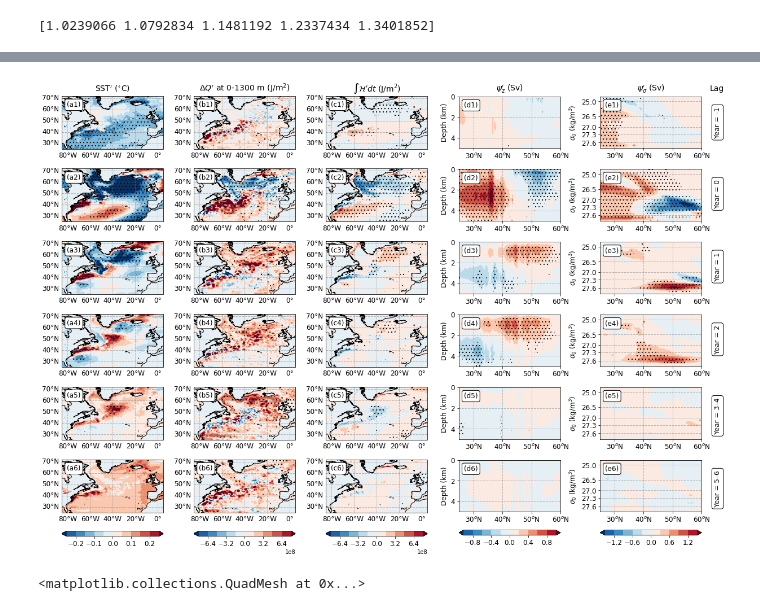
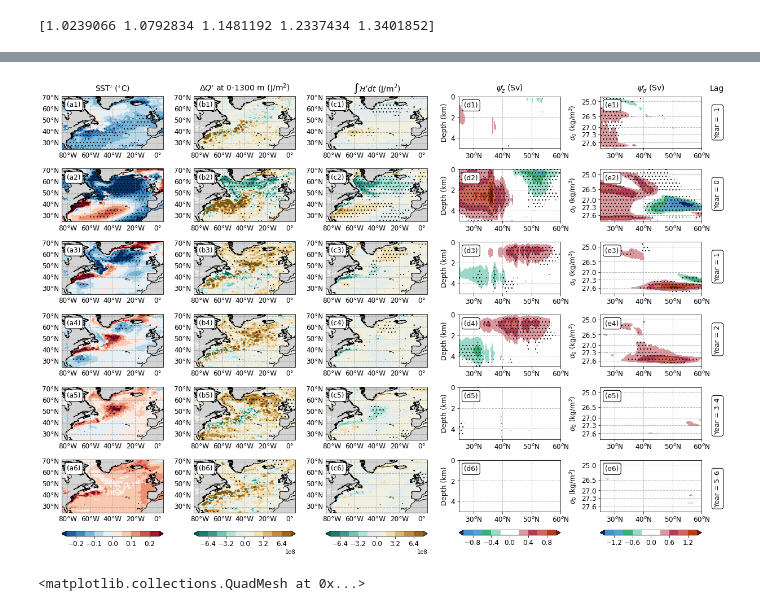
Before and after one commit to hmkhatri/AMOC_Variability_DePreSys_MET, a Jupyter notebook: Notebooks/Plots_Paper_NAO_Heat_Content_Variability/Plots_snapshots_NAO.ipynb, the cells around one changed output, grey strips where cells are left out. Drawn from its saved outputs; the diff is of its cells as text; code cells hidden in the pictures.

```diff
--- a/Notebooks/Plots_Paper_NAO_Heat_Content_Variability/Plots_snapshots_NAO.ipynb
+++ b/Notebooks/Plots_Paper_NAO_Heat_Content_Variability/Plots_snapshots_NAO.ipynb
@@ -57,7 +58,7 @@ def plot_sec(ax, da, da_std = None, hatching = False, hatch_dense = 2, cfd_per =
     if(x_lab==False):
         gl.xlocator = mticker.FixedLocator([])
 
-    ax.add_feature(cfeature.LAND) #facecolor='black')
+    ax.add_feature(cfeature.LAND, facecolor='lightgrey')
     ax.add_feature(cfeature.COASTLINE)
     ax.set_aspect(1.0)
 
@@ -116,9 +117,9 @@ ds_NAOn = []
 
 ppdir = "/gws/nopw/j04/snapdragon/hkhatri/Data_Composite/NAO_hpa/"
 
-var_list = ['mlotst', 'tos', 'tauu', 'hfds', 'Heat_Budget_new']
+var_list = ['tos']
 
-case_list = ['NAOp', 'NAOn']
+case_list = ['NAOp']
 
 for case in case_list:
 
@@ -132,10 +133,10 @@ for case in case_list:
             ds_NAOn.append(d)
 
 ds_NAOp = xr.merge(ds_NAOp)
-ds_NAOn = xr.merge(ds_NAOn)
+#ds_NAOn = xr.merge(ds_NAOn)
 
-ds_NAOp = ds_NAOp.mean('comp')
-ds_NAOn = ds_NAOn.mean('comp')
+#ds_NAOp = ds_NAOp.mean('comp')
+#ds_NAOn = ds_NAOn.mean('comp')
 
 print(ds_NAOp)
 # %% [output]
@@ -175,12 +166,14 @@ var_list = ['hfds', 'tos', 'mlotst'] #, 'tauu']
 name = [r'${\tau_x}^{\prime}$ (N/m$^2$)', r'${\mathcal{H}}^{\prime}$ (W/m$^2$)', r'SST$^{\prime}$ ($^{\circ}$C)' , 'MLD$^{\prime}$ (m)']
 val = [0.15, 50., 0.5, 200.]
 
+col_map = [cmaps.MPL_BrBG_r, cmaps.MPL_RdBu_r, cmaps.MPL_RdBu_r, cmaps.MPL_PuOr_r]
+
 lat_lon_ext = [-85., 5., 25., 72.]
 
 case_list = ['NAOp', 'NAOn']
 tim_ind =4
 
-cfd_per = 2.617 # z-val for confidence interval
+cfd_per = 1.98 # z-val for confidence interval
                 # (1.289 for 80%, 1.658 for 90%, 1.98 for 95%, 2.617 for 99% for deg. freddom = 120)
 hatch_dense = 2
 
@@ -197,6 +190,7 @@ for case in case_list:
         titl = str(name[count])
 
         d = xr.open_dataset(data_dir + "Bootstrap_" + case + "_" + var + ".nc")
+        d = d.where(ds_NAOp['tos'].isel(comp=0, time=0)< 100.)
         tmp = d[var]
 
         # get seasonl mean for the relavant data
@@ -209,7 +203,7 @@ for case in case_list:
 
         p = plot_sec(ax, tmp, da_std = d, hatching = True, cfd_per = cfd_per, hatch_dense = hatch_dense,
                      vmin=-val[count], vmax=val[count],  lat_lon_ext = lat_lon_ext, levels = 11,
-                     lon='longitude', lat='latitude', cmap='RdBu_r', title=titl, orien='horizontal')
+                     lon='longitude', lat='latitude', cmap=col_map[count], title=titl, orien='horizontal')
 
         count = count + 1
 
@@ -225,7 +219,7 @@ for case in case_list:
 
     p = plot_sec(ax, tmp, da_std = d, hatching = True, cfd_per = cfd_per, hatch_dense = hatch_dense,
                  vmin=-val[0], vmax=val[0],  lat_lon_ext = lat_lon_ext, levels = 11,
-                 lon='lon', lat='lat', cmap='RdBu_r', title=titl, orien='horizontal')
+                 lon='lon', lat='lat', cmap=col_map[0], title=titl, orien='horizontal')
 
 # plot NAO timeseries
 for i in range(0,2):
@@ -289,6 +283,6 @@ for i in range(0,2):
     offset=.05
     plt.gca().set_position([bbox.x0 , bbox.y0 + offset*0.5, bbox.x1-bbox.x0 - offset*0.0, bbox.y1 - bbox.y0 - offset])
 
-fig.savefig('/home/users/hkhatri/Plots/Figures_GRL_2022/Figure1.png', dpi=300,bbox_inches='tight');
-fig.savefig('/home/users/hkhatri/Plots/Figures_GRL_2022/Figure1.pdf', dpi=300,bbox_inches='tight');
+#fig.savefig('/home/users/hkhatri/Plots/Figures_GRL_2022/Figure1.png', dpi=300,bbox_inches='tight');
+#fig.savefig('/home/users/hkhatri/Plots/Figures_GRL_2022/Figure1.pdf', dpi=300,bbox_inches='tight');
 # %% [output]
@@ -651,6 +361,8 @@ cfd_per = 1.289 # z-val for confidence interval
                 # (1.289 for 80%, 1.658 for 90%, 1.98 for 95%, 2.617 for 99% for deg. freddom = 120)
 hatch_dense = 2
 
+col_map = [cmaps.MPL_RdBu_r, cmaps.NEO_div_vegetation_c_r, cmaps.precip4_diff_19lev_r]
+
 grid1 = plt.GridSpec(6, 5, wspace=0.3, hspace=0.1)
 fig = plt.figure(figsize=[20,14])
 
@@ -660,6 +372,7 @@ name = [r'$\Delta Q^{\prime}$ at 0-1300 m (J/m$^2$)', r'$\int {\mathcal{H}}^{\pr
 
 
 d = xr.open_dataset(data_dir + "Bootstrap_NAOp_tos_annual.nc")
+d = d.where(ds_NAOp['tos'].isel(comp=0, time=0)< 100.) # mask land
 
 for i in range(0,6):
 
@@ -681,7 +394,7 @@ for i in range(0,6):
 
     ax = fig.add_subplot(grid1[i, 0], projection=ccrs.PlateCarree(),facecolor='grey')
     p = plot_sec(ax, tmp, da_std = d_std, hatching = True, cfd_per = cfd_per, hatch_dense = hatch_dense, vmin=-0.25, vmax=0.25,
-                 lat_lon_ext = lat_lon_ext, levels = 11, lon='longitude', lat='latitude', cmap='RdBu_r',
+                 lat_lon_ext = lat_lon_ext, levels = 11, lon='longitude', lat='latitude', cmap=col_map[0],
                  title=titl, orien='horizontal', colorbar=False, y_lab = True, x_lab = True)
 
     props = dict(boxstyle='round', facecolor='white')
@@ -696,6 +409,7 @@ cb = fig.colorbar(p, cax=axins, extend='both', orientation="horizontal")
 cb.ax.tick_params(labelsize=12)
 
 d = xr.open_dataset(data_dir + "Bootstrap_NAOp_Heat_Budget_new_annual.nc")
+d = d.where(ds_NAOp['tos'].isel(comp=0, time=0)< 100.) # mask land
 
 for i in range(0,6):
 
@@ -717,7 +431,7 @@ for i in range(0,6):
 
     ax = fig.add_subplot(grid1[i, 1], projection=ccrs.PlateCarree(),facecolor='grey')
     p = plot_sec(ax, tmp, da_std = d_std, hatching = True, cfd_per = cfd_per, hatch_dense = hatch_dense, vmin=-800.e6, vmax=800.e6,
-                 lat_lon_ext = lat_lon_ext, levels = 11, lon='longitude', lat='latitude', cmap='RdBu_r',
+                 lat_lon_ext = lat_lon_ext, levels = 11, lon='longitude', lat='latitude', cmap=col_map[1],
                  title=titl, orien='horizontal', colorbar=False, y_lab = True, x_lab = True)
 
     props = dict(boxstyle='round', facecolor='white')
@@ -733,6 +447,7 @@ cb.ax.tick_params(labelsize=12)
 
 
 d = xr.open_dataset(data_dir + "Bootstrap_NAOp_hfds_annual.nc")
+d = d.where(ds_NAOp['tos'].isel(comp=0, time=0)< 100.) # mask land
 
 for i in range(0,6):
 
@@ -754,7 +469,7 @@ for i in range(0,6):
 
     ax = fig.add_subplot(grid1[i, 2], projection=ccrs.PlateCarree(),facecolor='grey')
     p = plot_sec(ax, tmp, da_std = d_std, hatching = True, cfd_per = cfd_per, hatch_dense = hatch_dense, vmin=-800.e6, vmax=800.e6,
-                 lat_lon_ext = lat_lon_ext, levels = 11, lon='longitude', lat='latitude', cmap='RdBu_r',
+                 lat_lon_ext = lat_lon_ext, levels = 11, lon='longitude', lat='latitude', cmap=col_map[1],
                  title=titl, orien='horizontal', colorbar=False, y_lab = True, x_lab = True)
 
     props = dict(boxstyle='round', facecolor='white')
@@ -793,7 +508,7 @@ for i in range(0,6):
 
     ax = fig.add_subplot(grid1[i, 3])
     p = tmp.plot.contourf(ax=ax, x='j_c', y='lev', levels = 11, vmin = -1.0, vmax = 1.0,
-                          cmap='RdBu_r', add_labels=False, add_colorbar=False, extend='both')
+                          cmap=col_map[2], add_labels=False, add_colorbar=False, extend='both')
 
     #tmp_cfd = d_std['standard_error'].isel(j_c=slice(0,303)) * cfd_per * 2. / 1e6
     tmp_cfd = (d_std['confidence_upper'] - d_std['confidence_lower']).isel(j_c=slice(0,303)) / 1e6
@@ -854,7 +569,7 @@ for i in range(0,6):
 
     ax = fig.add_subplot(grid1[i, 4])
     p = tmp.plot.contourf(ax=ax, x='j_c', y='sigma0', levels = 11, vmin = -1.5, vmax = 1.5,
-                          cmap='RdBu_r', add_labels=False, add_colorbar=False, extend='both')
+                          cmap=col_map[2], add_labels=False, add_colorbar=False, extend='both')
 
     #tmp_cfd = d_std['standard_error'].isel(j_c=slice(0,303)) * cfd_per * 2. / 1e6
     tmp_cfd = (d_std['confidence_upper'] - d_std['confidence_lower']).isel(j_c=slice(0,303)) / 1e6
@@ -881,34 +596,37 @@ for i in range(0,6):
     offset=.025
     plt.gca().set_position([bbox.x0 + offset*0.5, bbox.y0 + offset*0.5, bbox.x1-bbox.x0, bbox.y1 - bbox.y0 - offset])
 
     props = dict(boxstyle='round', facecolor='white')
     ax.text(0.05, 0.9, '(e'+str(i+1)+')', transform=ax.transAxes, fontsize=12,
             verticalalignment='top', bbox=props)
 
     if(i==0):
         ax.text(1.08, 1.23, 'Lag', transform=ax.transAxes, fontsize=14,
                 verticalalignment='top')
 
     props = dict(boxstyle='round', facecolor='white')
     if(i <= 3):
         titl = 'Year = '+str(i-1)
         j=0
     else:
         titl = 'Year = '+str(i-1+j) + '–' + str(i+j)
         j=j+1
 
     ax.text(1.12, 0.8, titl, transform=ax.transAxes, fontsize=12, rotation =90,
             verticalalignment='top', bbox=props)
 
 
 axins = inset_axes(ax, width="100%", height="10%",  # height : 50%
                    loc='lower left', bbox_to_anchor=(0., -0.45, 1., 1.),
                    bbox_transform=ax.transAxes, borderpad=0,)
 
 cb = fig.colorbar(p, cax=axins, extend='both', orientation="horizontal")
 cb.ax.tick_params(labelsize=12)
+
+#fig.savefig('/home/users/hkhatri/Plots/Figures_GRL_2022/Figure2.png', dpi=300,bbox_inches='tight');
+#fig.savefig('/home/users/hkhatri/Plots/Figures_GRL_2022/Figure2.pdf', dpi=300,bbox_inches='tight');
 # %% [output]
-[figure, old version]
+[figure, new version]
 # %%
 d = xr.open_dataset(data_dir + "Bootstrap_NAOp_hfds_annual.nc")
 tmp = (d['hfds_confidence_upper'] - d['hfds_confidence_lower']) / d['hfds_standard_error']
```
Also changed, not shown: parts of 20 cells of this notebook, 14 other files.
